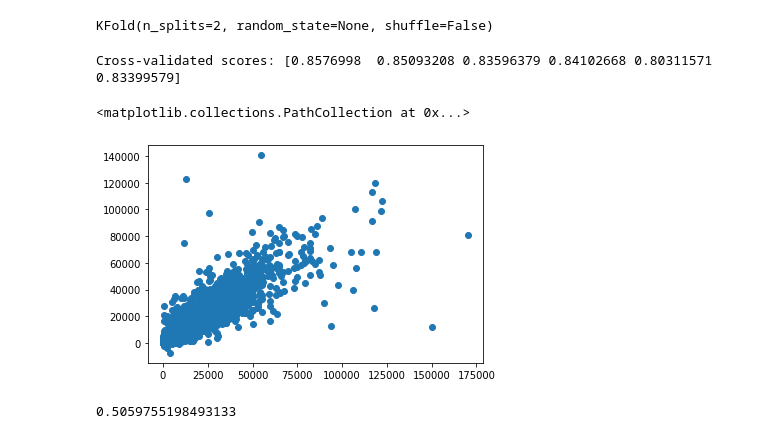
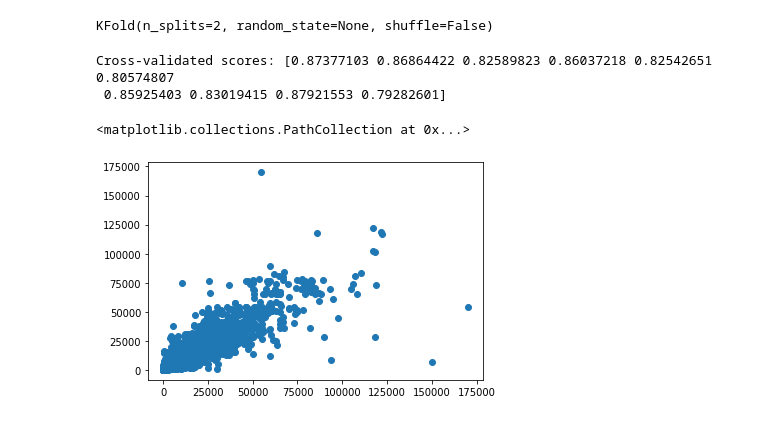
Before and after one commit to smritijain412/car_price-web, a Jupyter notebook: car_price.ipynb, the cells around one changed output. Saved outputs shown, nothing was run; the diff lists cells and outputs as text; code cells hidden in the pictures.

```diff
--- a/car_price.ipynb
+++ b/car_price.ipynb
@@ -137,3 +132,8 @@ data1["make"] = lb_make.fit_transform(data1["make"])
+# %%
+from sklearn.preprocessing import LabelEncoder
+
+lb_make = LabelEncoder()
+data1["make"] = lb_make.fit_transform(data1["make"])
 # %%
 data['condition'].value_counts()
 # %% [output]
@@ -210,0 +199,3 @@ A=pd.get_dummies(A,drop_first=True)
+# %%
+#now bases on study and servey we can do hit and trial, opt those variables which are important in car price prediction ""
+df=data1.iloc[:,[0,2,3,5,6,7,9,12]]
@@ -210,0 +234,7 @@ A=pd.get_dummies(A,drop_first=True)
+# %%
+# split data set into X and Y
+X1=df.iloc[:,[2,4,5,6,7]]
+#A=df.iloc[:,[2,3,4,6,7]]
+Y1=df.iloc[:,1]
+X1
+#A
@@ -284,3 +287,5 @@ def models(model):
+# %%
+model=ExtraTreesRegressor()
 # %%
 models(model)
 # %% [output]
@@ -317,15 +320,16 @@ KFold(n_splits=2, random_state=None, shuffle=False)
 KFold(n_splits=10, random_state=None, shuffle=False)
 KFold(n_splits=2, random_state=None, shuffle=False)
 # %%
-scores = cross_val_score(model, X, B, cv=6)
+scores = cross_val_score(model, X1, Y1, cv=10)
 print ("Cross-validated scores:", scores)
 # %% [output]
-Cross-validated scores: [0.8576998  0.85093208 0.83596379 0.84102668 0.80311571 0.83399579]
+Cross-validated scores: [0.87377103 0.86864422 0.82589823 0.86037218 0.82542651 0.80574807
+ 0.85925403 0.83019415 0.87921553 0.79282601]
 # %%
 # Make cross validated predictions
-predictions = cross_val_predict(model, X,B, cv=6)
+predictions = cross_val_predict(model, X1, Y1, cv=6)
 pre=pd.DataFrame(predictions)
-plt.scatter(B, pre)
+plt.scatter(Y1, pre)
 # %% [output]
 <matplotlib.collections.PathCollection at 0x...>
-[figure, old version]
+[figure, new version]
@@ -340,5 +337,0 @@ from sklearn.linear_model import Lasso,ridge_regression,ridge,LogisticRegression
-# %%
-lasso=Lasso()
-models(lasso)
-# %% [output]
-0.5059755198493133
```
Also changed, not shown: parts of 39 cells of this notebook.
